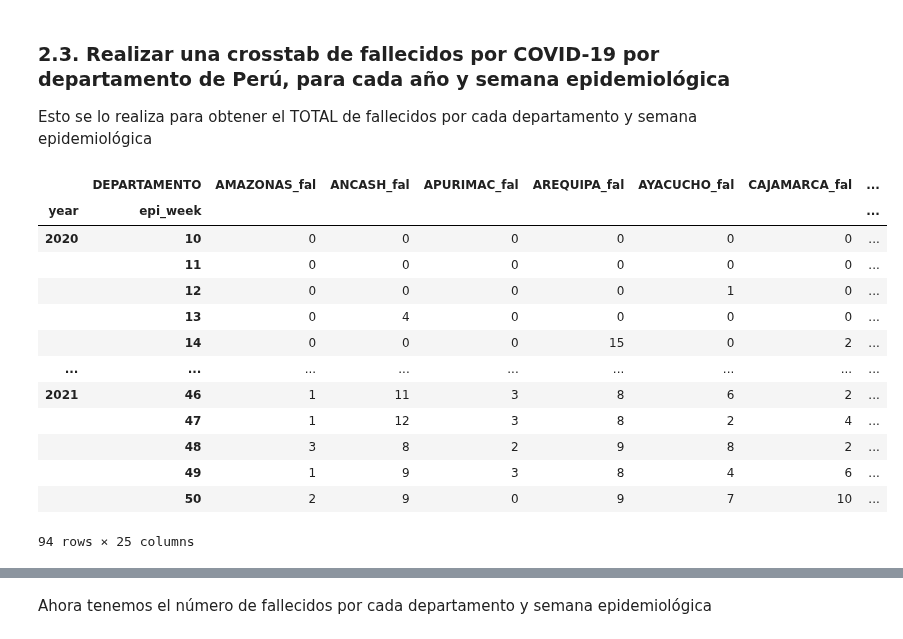
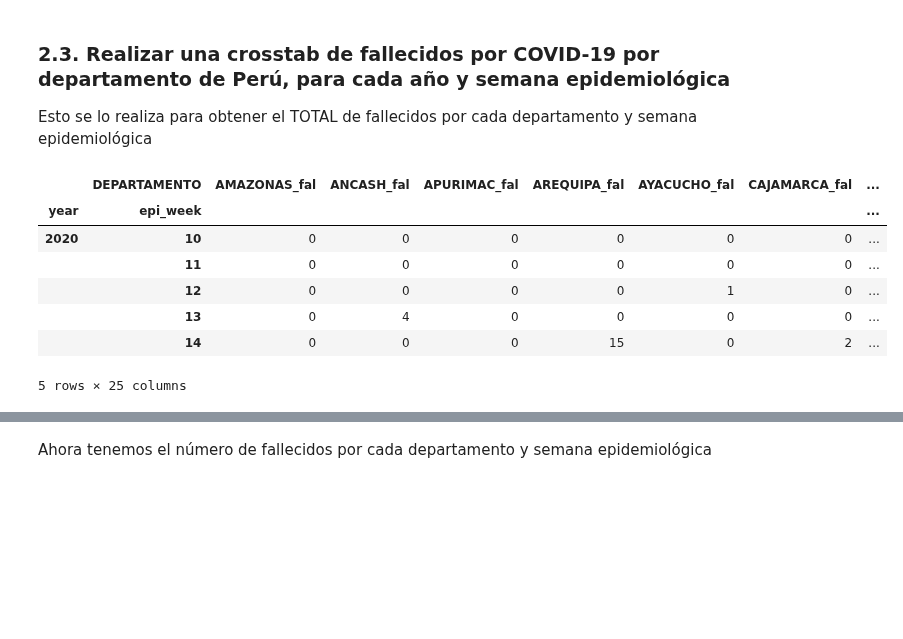
Before and after one commit to xxotto/covid19-Peru, a Jupyter notebook: 1_DataFiltering1.ipynb, the cells around one changed output, grey strips where cells are left out. Drawn from its saved outputs; the diff is of its cells as text; code cells hidden in the pictures; blank space fills up the shorter version.

```diff
--- a/1_DataFiltering1.ipynb
+++ b/1_DataFiltering1.ipynb
@@ -204,26 +197,20 @@ Esto se lo realiza para obtener el TOTAL de fallecidos por cada departamento y s
 # %%
 falxdep = pd.crosstab(index=[df_fal['year'], df_fal['epi_week']],
                       columns=[df_fal['DEPARTAMENTO']],
                       margins = False)
 
 falxdep = falxdep.add_suffix('_fal')
 
-falxdep
+falxdep.head()
 # %% [output]
 |  | DEPARTAMENTO | AMAZONAS_fal | ANCASH_fal | APURIMAC_fal | AREQUIPA_fal | AYACUCHO_fal | CAJAMARCA_fal | ... |
 | year | epi_week |  |  |  |  |  |  | ... |
 | 2020 | 10 | 0 | 0 | 0 | 0 | 0 | 0 | ... |
 |  | 11 | 0 | 0 | 0 | 0 | 0 | 0 | ... |
 |  | 12 | 0 | 0 | 0 | 0 | 1 | 0 | ... |
 |  | 13 | 0 | 4 | 0 | 0 | 0 | 0 | ... |
 |  | 14 | 0 | 0 | 0 | 15 | 0 | 2 | ... |
-| ... | ... | ... | ... | ... | ... | ... | ... | ... |
-| 2021 | 46 | 1 | 11 | 3 | 8 | 6 | 2 | ... |
-|  | 47 | 1 | 12 | 3 | 8 | 2 | 4 | ... |
-|  | 48 | 3 | 8 | 2 | 9 | 8 | 2 | ... |
-|  | 49 | 1 | 9 | 3 | 8 | 4 | 6 | ... |
-|  | 50 | 2 | 9 | 0 | 9 | 7 | 10 | ... |
-94 rows × 25 columns
+5 rows × 25 columns
 # %%
 fn.variable_edad(df_fal, 'EDAD_DECLARADA')
 del df_fal['DEPARTAMENTO']
```
Also changed, not shown: parts of 6 cells of this notebook, 1 other file.
